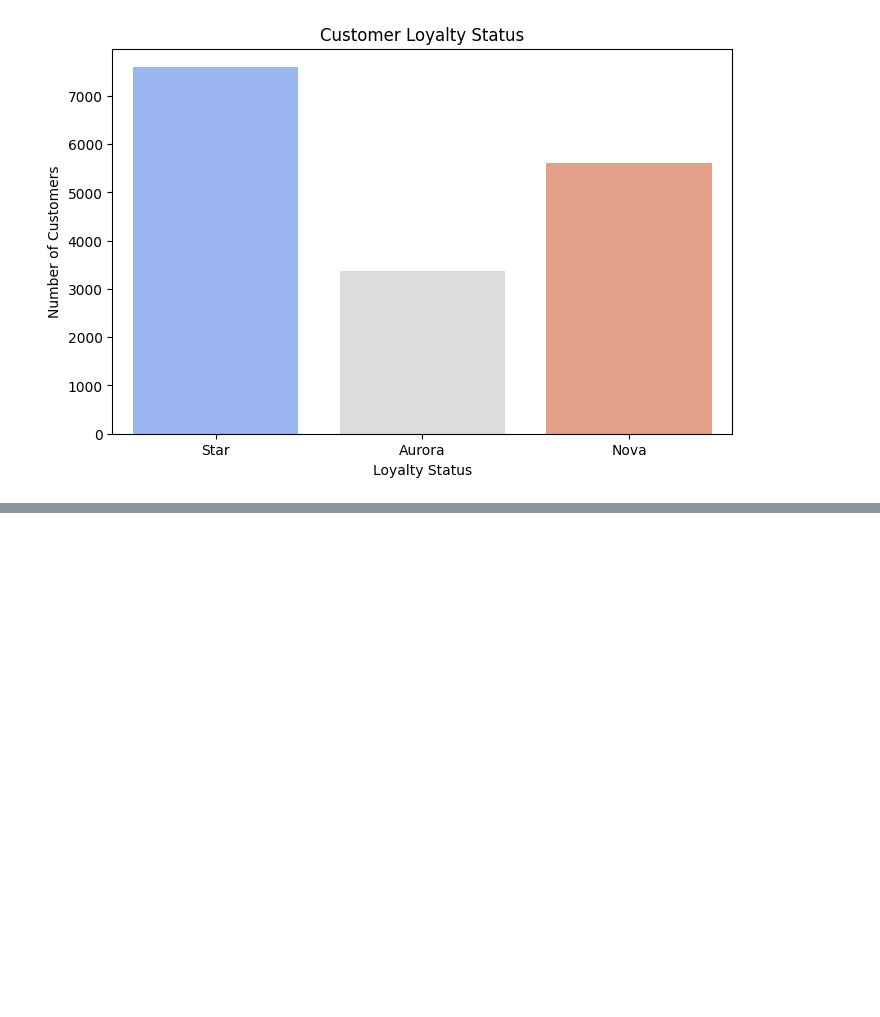
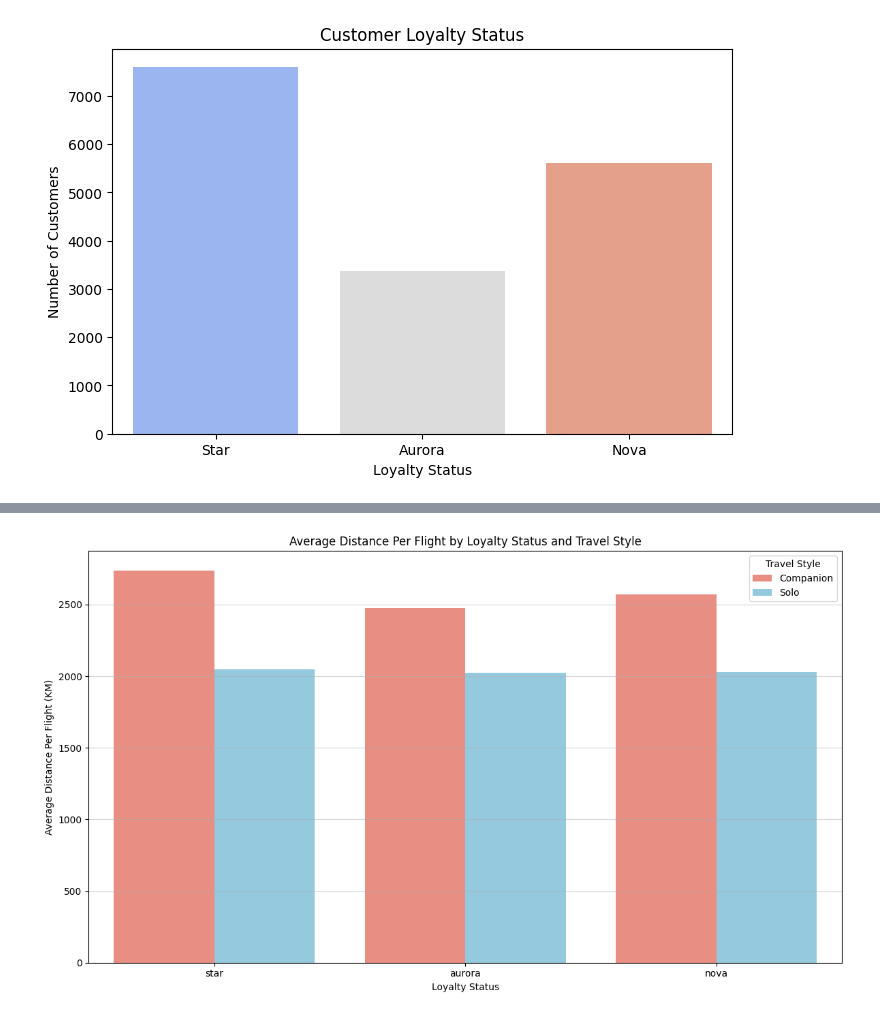
Before and after one commit to Mehmet1700/DataMining2025, a Jupyter notebook: notebooks/03_behavioral_segmentation_esra.ipynb, the cells around one changed output, grey strips where cells are left out. Cells and saved outputs as stored; diff of their text form; code cells hidden in the pictures; blank space fills up the shorter version.

```diff
--- a/notebooks/03_behavioral_segmentation_esra.ipynb
+++ b/notebooks/03_behavioral_segmentation_esra.ipynb
@@ -336,0 +388,45 @@ Passing `palette` without assigning `hue` is deprecated and will be removed in v
+# %%
+df['LoyaltyStatus_Clean'] = df['LoyaltyStatus'].astype(str).str.lower()
+df_loyalty_filtered = df[df['LoyaltyStatus_Clean'].isin(['star', 'aurora', 'nova'])].copy()
+
+# 2. Calculate Average Distance Per Flight
+df_loyalty_filtered['total_flights_safe'] = df_loyalty_filtered['total_flights'].replace(0, 1)
+df_loyalty_filtered['AvgDistancePerFlight'] = df_loyalty_filtered['total_distance'] / df_loyalty_filtered['total_flights_safe']
+
+# 3. Create Travel Style Category (Solo vs Companion)
+df_loyalty_filtered['Travel_Style'] = df_loyalty_filtered['companion_flight_ratio'].apply(
+    lambda x: 'Companion' if x > 0.5 else 'Solo'
+)
+
+# Filter out customers with 0 total distance (who are non-travelers)
+df_final = df_loyalty_filtered[df_loyalty_filtered['total_distance'] > 0]
+
+
+if df_final.empty:
+    print("Error: The filtered DataFrame is empty after segmenting. Check data integrity.")
+else:
+
+    # Find the average AvgDistancePerFlight for each segment (Loyalty Status + Travel Style)
+    df_agg = df_final.groupby(['LoyaltyStatus_Clean', 'Travel_Style'])['AvgDistancePerFlight'].mean().reset_index()
+    df_agg = df_agg.sort_values(by='AvgDistancePerFlight', ascending=False)
+
+
+    plt.figure(figsize=(12, 7))
+    sns.barplot(
+        data=df_agg,
+        x='LoyaltyStatus_Clean',
+        y='AvgDistancePerFlight',
+        hue='Travel_Style',
+        order=['star', 'aurora', 'nova'],
+        palette={'Solo': 'skyblue', 'Companion': 'salmon'}
+    )
+
+    plt.title('Average Distance Per Flight by Loyalty Status and Travel Style')
+    plt.xlabel('Loyalty Status')
+    plt.ylabel('Average Distance Per Flight (KM)')
+    plt.legend(title='Travel Style')
+    plt.grid(axis='y', alpha=0.5)
+    plt.tight_layout()
+    plt.show()
+# %% [output]
+[figure, added]
```
Also changed, not shown: parts of 7 cells of this notebook.
